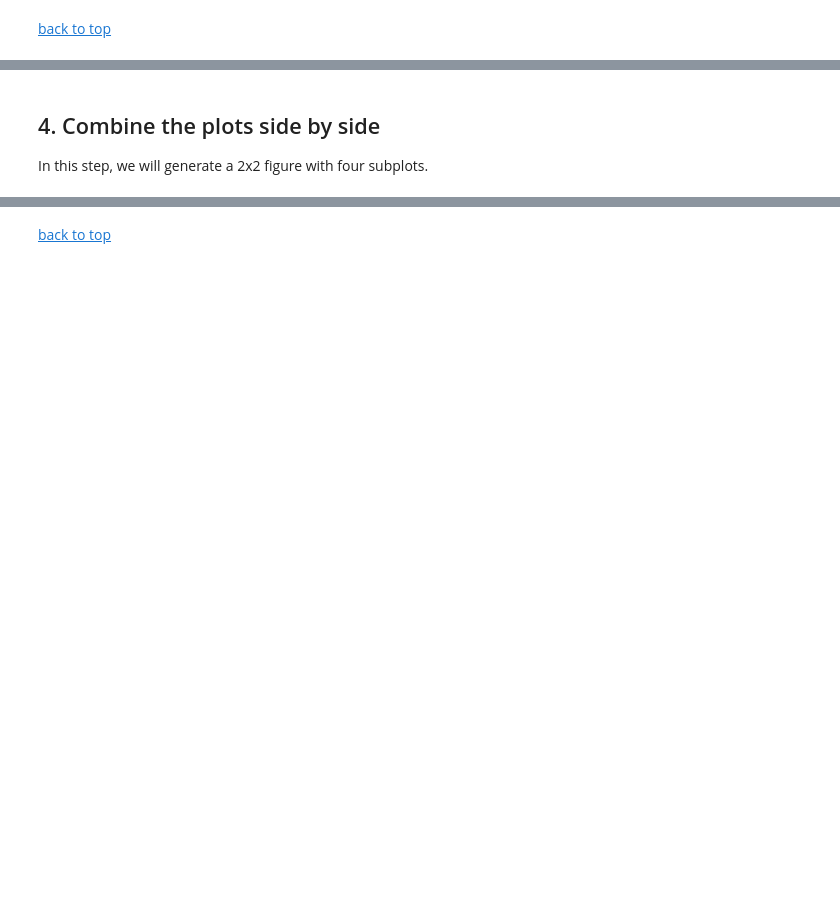
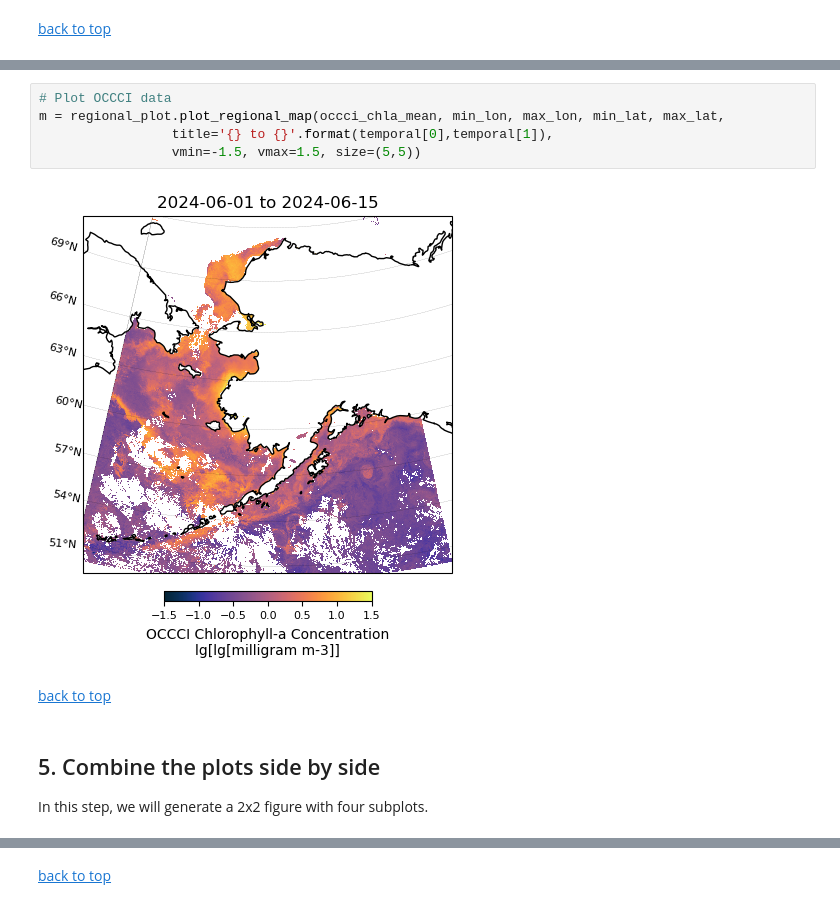
Before and after one commit to PACEHackWeek/proj_2024_PACEToolkit, a Jupyter notebook: notebooks/Multi_sat_compare.ipynb, the cells around one changed output, grey strips where cells are left out. Saved outputs shown, nothing was run; the diff lists cells and outputs as text; blank space fills up the shorter version.

```diff
--- a/notebooks/Multi_sat_compare.ipynb
+++ b/notebooks/Multi_sat_compare.ipynb
@@ -298,5 +342,14 @@ m = regional_plot.plot_regional_map(modis_chla_mean_clip, min_lon, max_lon, min_
+# %%
+# Plot OCCCI data
+m = regional_plot.plot_regional_map(occci_chla_mean, min_lon, max_lon, min_lat, max_lat,
+                 title='{} to {}'.format(temporal[0],temporal[1]),
+                 vmin=-1.5, vmax=1.5, size=(5,5))
+# %% [output]
+[figure, added]
+# %% [markdown]
+[back to top](#Contents)
 # %% [markdown]
-## 4. Combine the plots side by side
+## 5. Combine the plots side by side
 
 In this step, we will generate a 2x2 figure with four subplots.
 # %%
```
Also changed, not shown: parts of 11 cells of this notebook.
